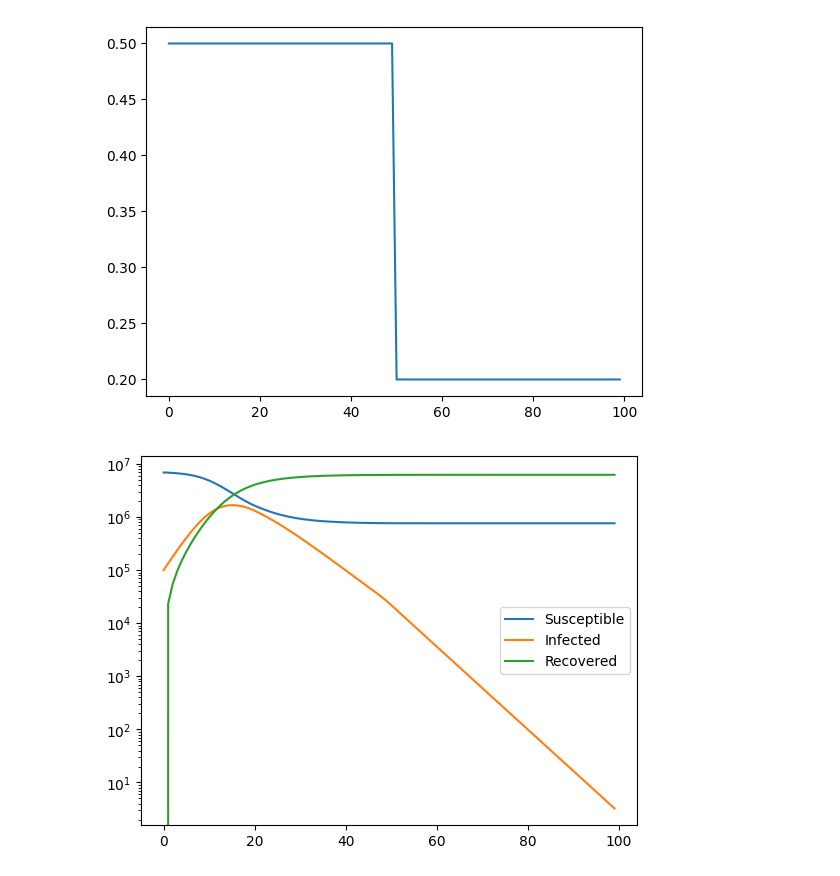
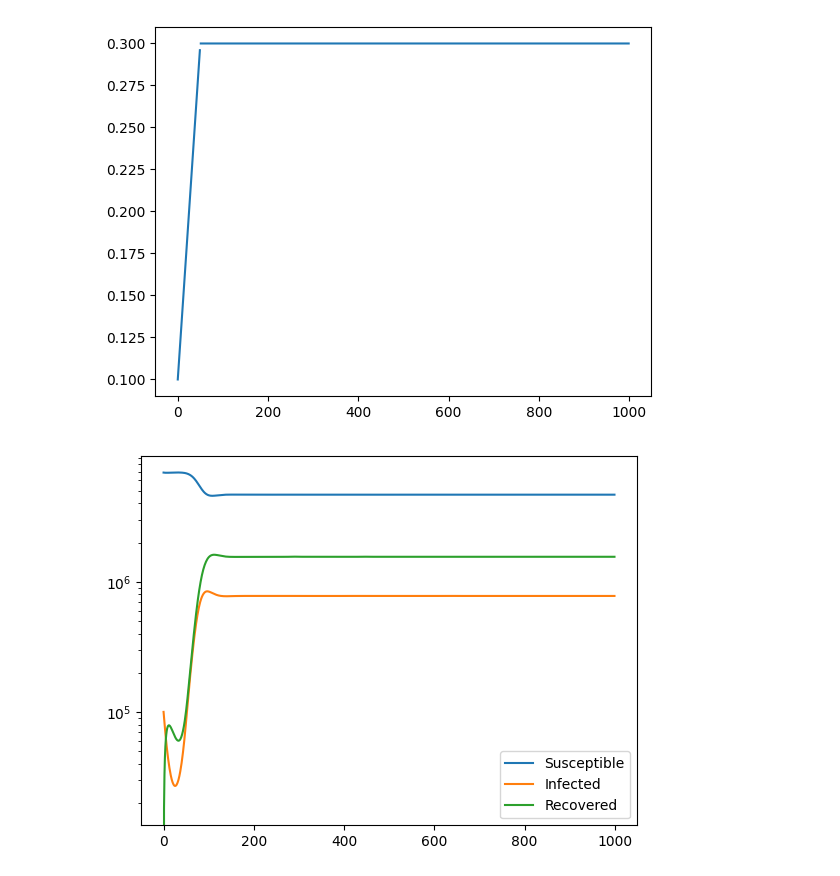
Before and after one commit to atiumcache/PF_forecast, a Jupyter notebook: juptyer notebooks/JacobianAndSim.ipynb, the cells around one changed output. Saved outputs shown, nothing was run; the diff lists cells and outputs as text; code cells hidden in the pictures.

```diff
--- a/juptyer notebooks/JacobianAndSim.ipynb
+++ b/juptyer notebooks/JacobianAndSim.ipynb
@@ -9,49 +9,52 @@ import matplotlib.pyplot as plt
 N = 7_000_000
 
 def beta_func(t):
-    if(t < 50):
-        return 0.5;
-    return 0.2;
+    if(t<50):
+        return 0.1 + 0.004 * (t);
+    if(t>50):
+        return 0.3
 
-betas= np.array([beta_func(t) for t in range(100)])
+
+
+betas= np.array([beta_func(t) for t in range(1000)])
 plt.plot(betas)
 plt.show()
 
-def RHS(t,state,beta,gamma):
+def RHS(t,state,beta,gamma,eta):
 
     S,I,R = state
 
-    dS = -beta(t)*S * I/N
+    dS = -beta(t)*S * I/N + eta * R
     dI = beta(t)*S*I/N - gamma * I
-    dR = gamma * I
+    dR = gamma * I - eta* R
 
     return np.array([dS,dI,dR])
 
 
 # C  = sym.symbols('state[0], state[1],state[2]')
 # t0 = sym.symbols('t0')
 # beta = sym.symbols('beta')
 # gamma = sym.symbols('gamma')
 # ydot = RHS(t0,C,beta,gamma)
 # J = sym.Matrix(ydot).jacobian(C)
 # J_func = sym.lambdify((t0,C,beta,gamma), J)
 
 
 initial_infected = 100_000
-t_span = (0.0, 100.0)
+t_span = (0.0, 1000.0)
 y0 = [7_000_000-initial_infected,initial_infected,0]
-result_solve_ivp = solve_ivp(RHS, t_span, y0,args=(beta_func,0.2),t_eval = np.linspace(0,100,100))
+result_solve_ivp = solve_ivp(RHS, t_span, y0,args=(beta_func,0.2,0.1),t_eval = np.linspace(0,1000,1000))
 
 labels = ['Susceptible','Infected','Recovered']
 
 sim_data = result_solve_ivp.y[1,:]
 plt.yscale('log')
 for i in range(3):
-    plt.plot(np.arange(0,100),result_solve_ivp.y[i,:],label = labels[i])
+    plt.plot(np.arange(0,1000),result_solve_ivp.y[i,:],label = labels[i])
 
 plt.legend()
 
 pd.DataFrame(sim_data).to_csv('../datasets/SIR_SIM_DATA.csv')
 # %% [output]
-[figure, old version]
+[figure, new version]
-[figure, old version]
+[figure, new version]
```
Also changed, not shown: 7 other files.
